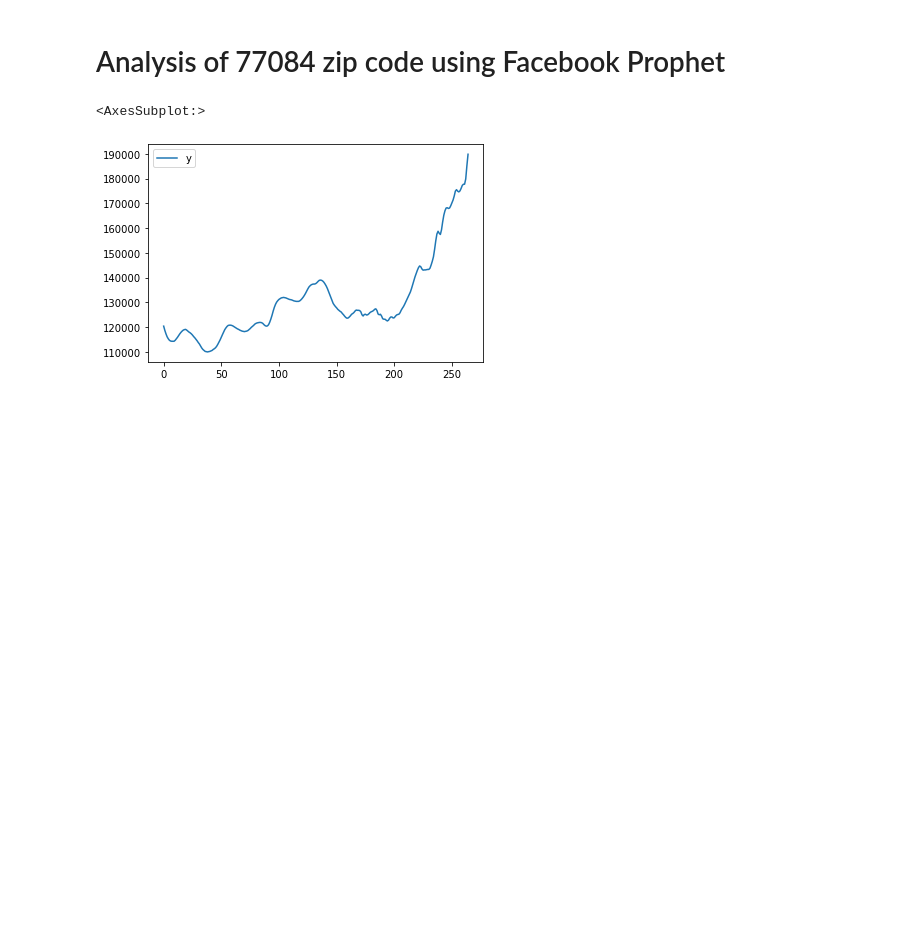
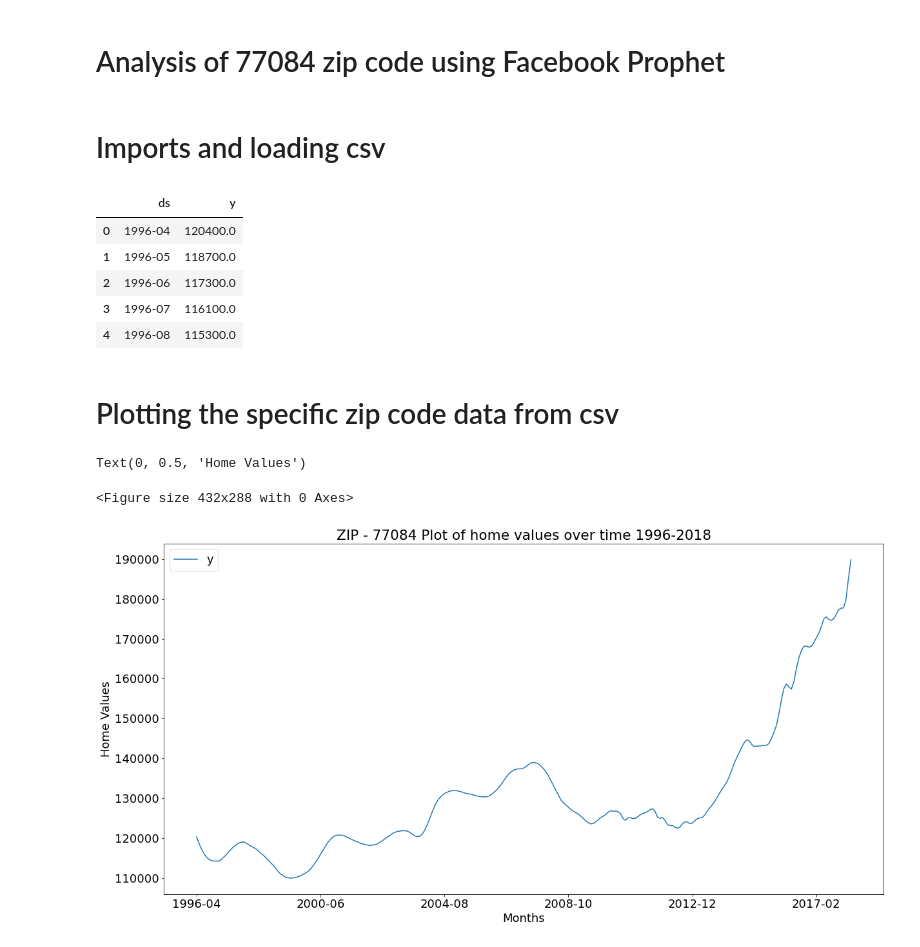
Before and after one commit to akuppan1/Top-5-Zip-Codes-to-Invest-in-USA, a Jupyter notebook: [Pick 1]_77084_Analysis_FBProphet.ipynb, the cells around one changed output. Saved outputs shown, nothing was run; the diff lists cells and outputs as text; code cells hidden in the pictures; blank space fills up the shorter version.

```diff
--- a/[Pick 1]_77084_Analysis_FBProphet.ipynb
+++ b/[Pick 1]_77084_Analysis_FBProphet.ipynb
@@ -1,5 +1,7 @@
 # %% [markdown]
 # Analysis of 77084 zip code using Facebook Prophet
+# %% [markdown]
+# Imports and loading csv
 # %%
 from fbprophet import Prophet
 import pandas as pd
@@ -17,7 +19,23 @@ from fbprophet.diagnostics import cross_validation
 # %%
 df=pd.read_csv('df_zillow_77036_prepped_fbprophet.csv')
 # %%
-df.plot()
+df.head()
 # %% [output]
-<AxesSubplot:>
-[figure, removed]
+|  | ds | y |
+| 0 | 1996-04 | 120400.0 |
+| 1 | 1996-05 | 118700.0 |
+| 2 | 1996-06 | 117300.0 |
+| 3 | 1996-07 | 116100.0 |
+| 4 | 1996-08 | 115300.0 |
+# %% [markdown]
+# Plotting the specific zip code data from csv
+# %%
+plt.figure()
+plt.rcParams.update({'font.size': 18})
+ax = df.plot(title='ZIP - 77084 Plot of home values over time 1996-2018', figsize=(20,10), x='ds')
+ax.set_xlabel('Months')
+ax.set_ylabel('Home Values')
+# %% [output]
+Text(0, 0.5, 'Home Values')
+<Figure size 432x288 with 0 Axes>
+[figure, added]
```
Also changed, not shown: parts of 17 cells of this notebook.
